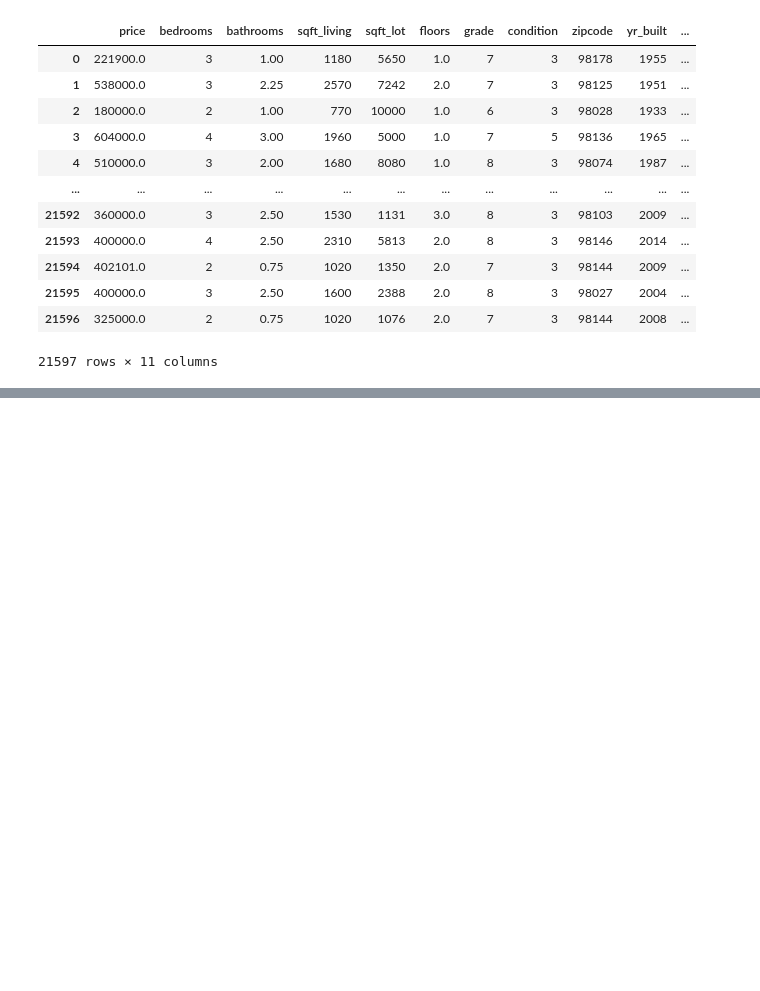
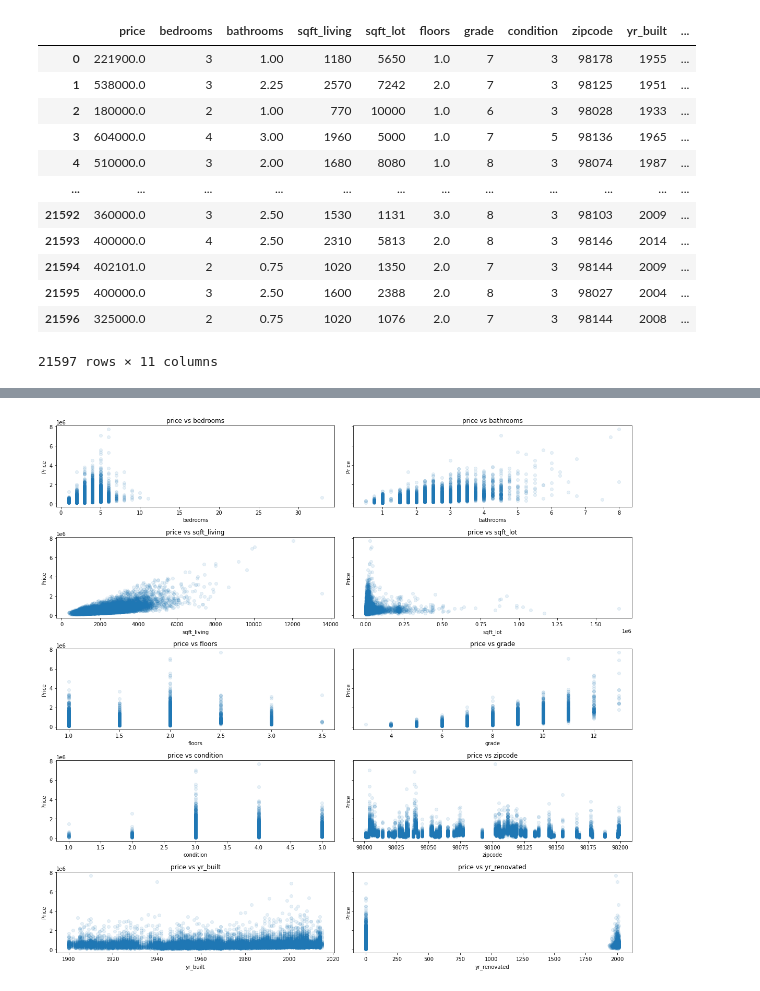
Before and after one commit to AmosMaru/phase_2_project, a Jupyter notebook: kc_housing_eda.ipynb, the cells around one changed output, grey strips where cells are left out. Drawn from its saved outputs; the diff is of its cells as text; code cells hidden in the pictures; blank space fills up the shorter version.

```diff
--- a/kc_housing_eda.ipynb
+++ b/kc_housing_eda.ipynb
@@ -187,0 +201,12 @@ new_df
+# %%
+fig, axes = plt.subplots(nrows=5, ncols=2, figsize=(16,15), sharey=True )
+
+#simultaneously iterate through each column of data and through each of our axes making a plot for each step along the way
+for ax, column in zip(axes.flatten(), new_df.columns[1:]):
+    ax.scatter(new_df[column], new_df['price'], label=column, alpha=.1)
+    ax.set_title(f'price vs {column}')
+    ax.set_xlabel(column)
+    ax.set_ylabel('Price')
+fig.tight_layout()
+# %% [output]
+[figure, added]
```
Also changed, not shown: parts of 31 cells of this notebook, 1 other file.
